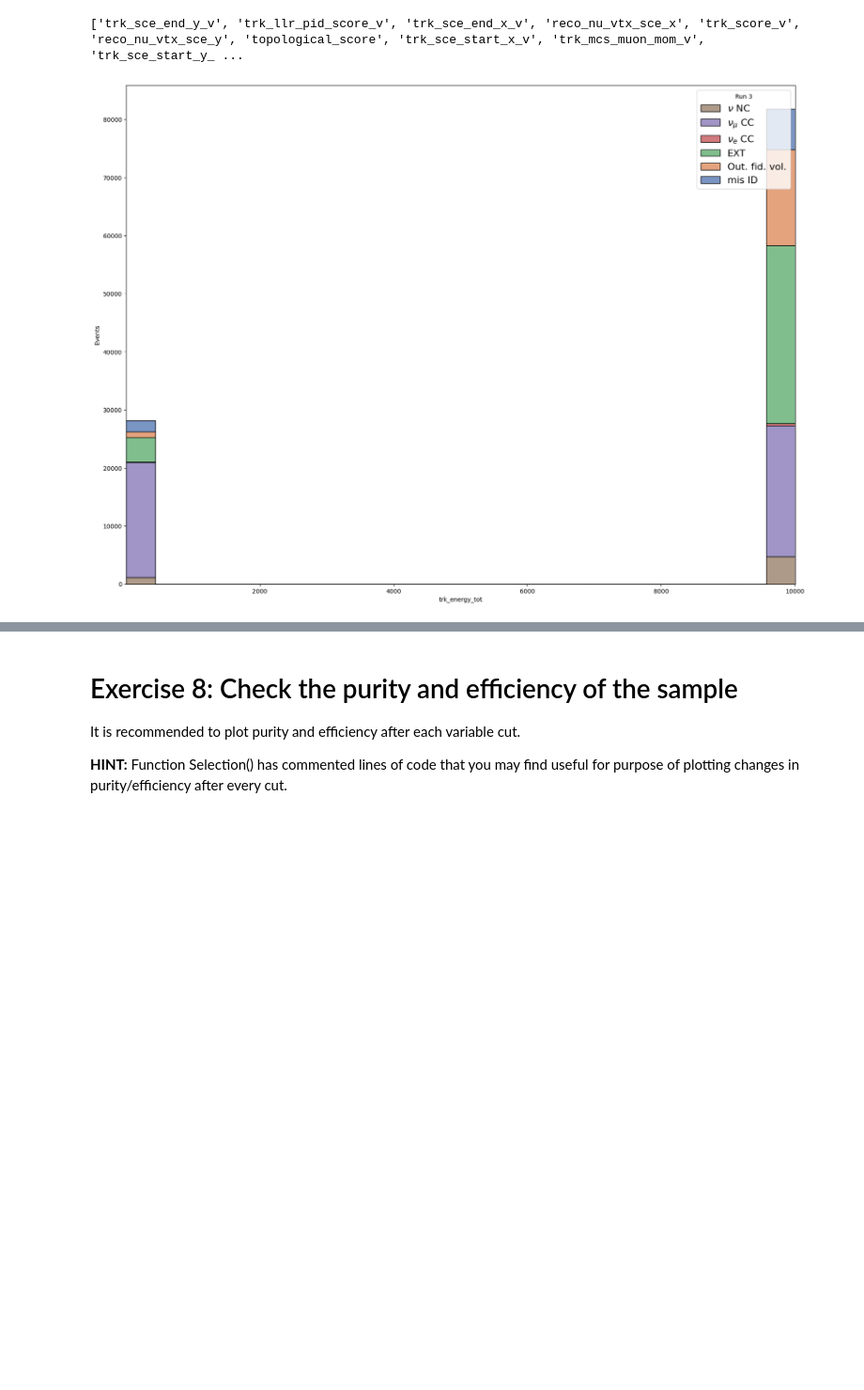
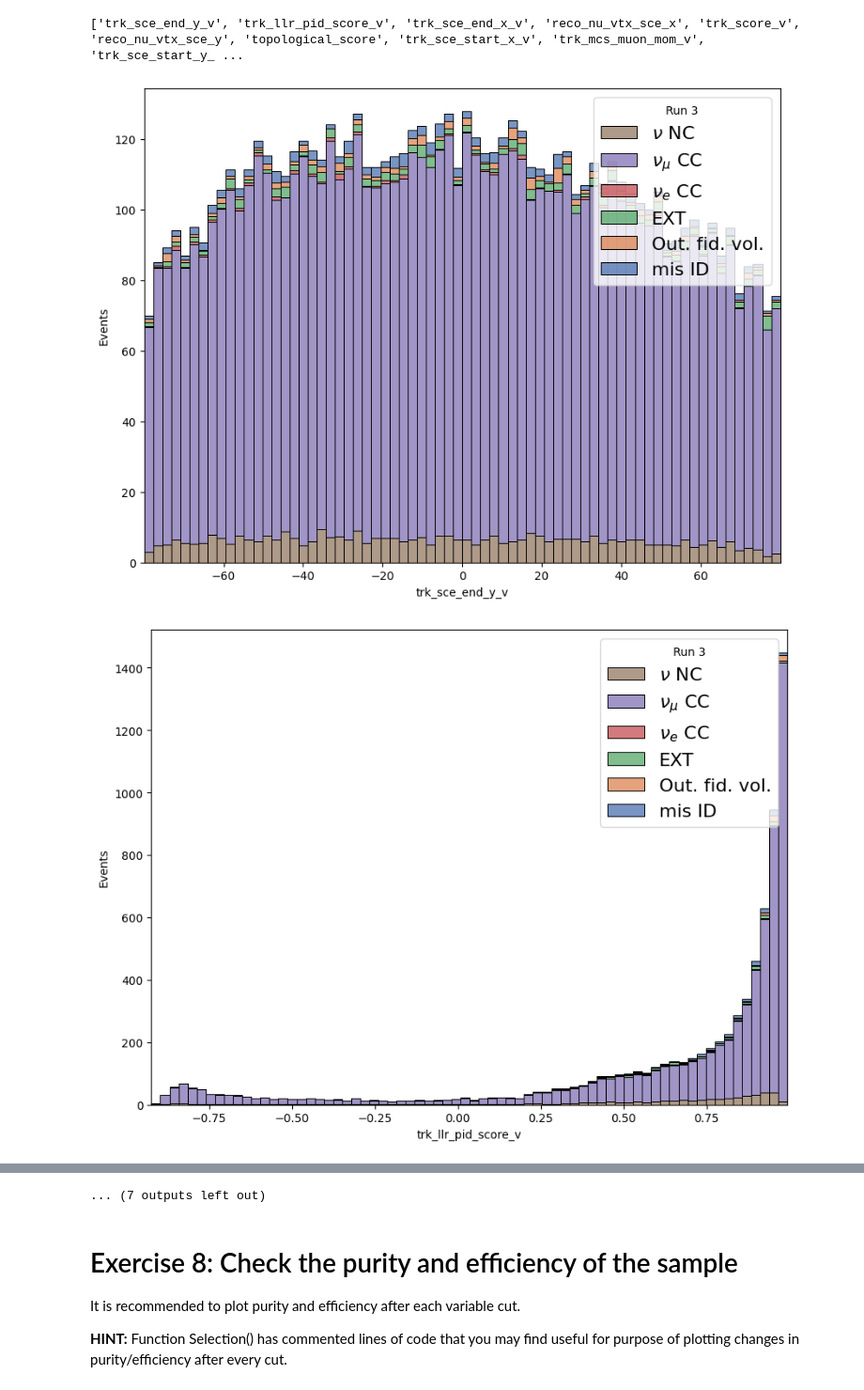
Before and after one commit to VadanKhan/particle-ml-project, a Jupyter notebook: particle_ml_project/MainAnalysis_template.ipynb, the cells around one changed output, grey strips where cells are left out. Shown at 94% size. Cells and saved outputs as stored; diff of their text form; code cells hidden in the pictures; blank space fills up the shorter version.

```diff
--- a/particle_ml_project/MainAnalysis_template.ipynb
+++ b/particle_ml_project/MainAnalysis_template.ipynb
@@ -371,7 +376,7 @@ histogram_plot(MC_frame, variable, bins, name, scaling, xlims=[], plot_fig=True,
 # %% [markdown]
 Modify selection cuts. Remember to cut the same variables in both data sets.
 # %%
-def Selections(frame):
+def Selections(frame: pd.DataFrame):
 
     # Basic variables present in dataframe
     trk_start_x_v = frame['trk_sce_start_x_v']        # cm
@@ -392,8 +397,24 @@ def Selections(frame):
 
 
     # select the conditions you want to apply, here is an initial condition to get you started.
-    selection =  ((trk_len_v > -1000) & (trk_len_v < 1000))
+    # Define conditions
+    condition1 = (trk_len_v > -1000) & (trk_len_v < 1000)
+    condition2 = (trk_energy_tot <= 2)
+    cond3 = (trk_start_x_v > -25) & (trk_start_x_v < 225)
+    cond4 = (trk_end_x_v > -25) & (trk_end_x_v < 225)
+    cond5 = (trk_start_y_v > -80) & (trk_start_y_v < 80)
+    cond6 = (trk_end_y_v > -80) & (trk_end_y_v < 80)
+    cond7 = (trk_start_z_v > -100) & (trk_start_z_v < 900)
+    cond8 = (trk_end_z_v > -100) & (trk_end_z_v < 900)
+    cond9 = (reco_x > 25)
+    topcond = (topological > 0.5)
 
+    # You can add more conditions here
+
+    # Combine conditions
+    selection = condition1 & condition2 & cond3 & cond5 & cond7 & cond4 & cond6 & cond8 & cond9 & topcond
+    # If you have more conditions, you can add them like this:
+    # selection = condition1 & condition2 & condition3 & ...
     # Apply selection on dataframe
     frame = frame[selection]
 
@@ -401,27 +422,30 @@ def Selections(frame):
 # %% [markdown]
 ## Calls the selection function on the dataframes
 # %%
-MC_EXT = Selections(MC_EXT)
+MC_EXT_CUT = Selections(MC_EXT)
 data_frame = Selections(data)
 # %% [markdown]
 # Plot all variables and decide on selection cuts
 Here is the section with the example histogram plots for each variable. Create a new cell and implement your own function to plot all the histograms.
 # %%
 # Common variables in both dataframes
-all_variables_to_plot = list(set(list(MC_EXT)).intersection(list(data_frame)))
+all_variables_to_plot = list(set(list(MC_EXT_CUT)).intersection(list(data_frame)))
 print(all_variables_to_plot)
 # %% [output]
 ['trk_sce_end_y_v', 'trk_llr_pid_score_v', 'trk_sce_end_x_v', 'reco_nu_vtx_sce_x', 'trk_score_v', 'reco_nu_vtx_sce_y', 'topological_score', 'trk_sce_start_x_v', 'trk_mcs_muon_mom_v', 'trk_sce_start_y_ ...
 # %%
 # Simple histogram plot of one variable.
-BIN = 23
-plt.figure(figsize=(20,15))
-i = sns.histplot(data=MC_EXT, x='trk_energy_tot', multiple="stack", hue="category", palette = 'deep', weights = MC_EXT['weight'], bins = BIN, legend = False)
-i.set(xlabel='trk_energy_tot', ylabel = "Events")
+BIN = 70
 
-#plt.yscale('log')
-plt.xlim([np.min(MC_EXT['trk_energy_tot']), np.max(MC_EXT['trk_energy_tot'])])
-plt.legend(title='Run 3',fontsize=16, loc='upper right', labels=[r"$\nu$ NC", r"$\nu_{\mu}$ CC", r"$\nu_e$ CC", r"EXT", r"Out. fid. vol.", r"mis ID"])
-plt.show(i)
+for variable in all_variables_to_plot:
+    plt.figure(figsize=(10,7.5))
+    i = sns.histplot(data=MC_EXT_CUT, x=variable, multiple="stack", hue="category", palette = 'deep', weights = MC_EXT['weight'], bins = BIN, legend = False)
+    i.set(xlabel=variable, ylabel = "Events")
+
+    #plt.yscale('log')
+    plt.xlim([np.min(MC_EXT_CUT[variable]), np.max(MC_EXT[variable])])
+    plt.legend(title='Run 3',fontsize=16, loc='upper right', labels=[r"$\nu$ NC", r"$\nu_{\mu}$ CC", r"$\nu_e$ CC", r"EXT", r"Out. fid. vol.", r"mis ID"])
+    plt.show(i)
 # %% [output]
-[figure, old version]
+[figure, new version]
+[figure, added]
@@ -428,3 +462,4 @@ plt.show(i)
+... (7 outputs left out)
 # %% [markdown]
 # Exercise 8: Check the purity and efficiency of the sample
 It is recommended to plot purity and efficiency after each variable cut.
```
Also changed, not shown: parts of 11 cells of this notebook.
